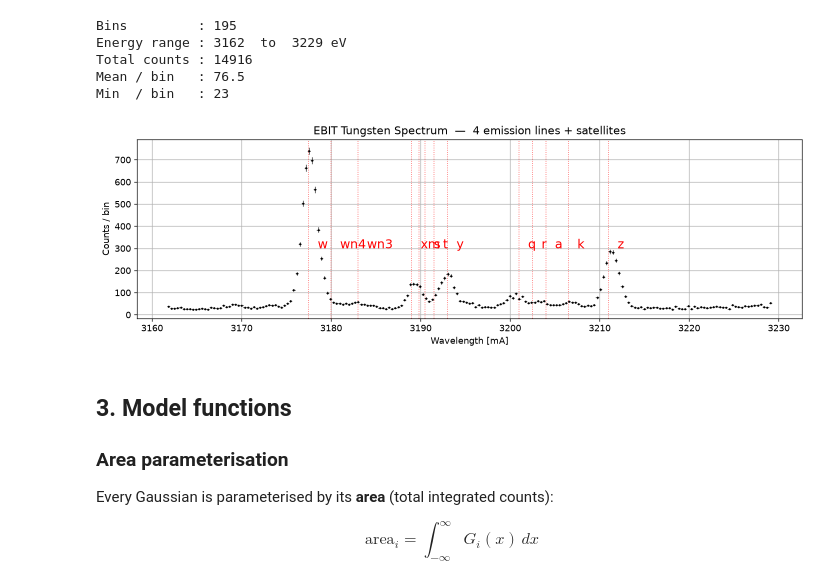
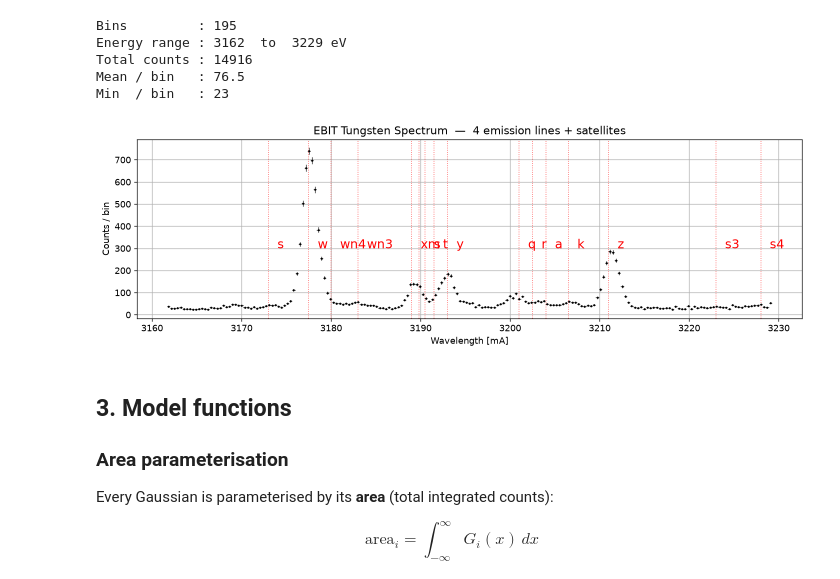
Before and after one commit to cjperks7/XRS_fitting, a Jupyter notebook: edits/spectral_fitting.ipynb, the cells around one changed output. Saved outputs shown, nothing was run; the diff lists cells and outputs as text; code cells hidden in the pictures.

```diff
--- a/edits/spectral_fitting.ipynb
+++ b/edits/spectral_fitting.ipynb
@@ -98,24 +99,24 @@ Min  / bin   : 23
 # %%
 fig, ax = plt.subplots(figsize=(12, 4))
 ax.errorbar(bincenters, observed, yerr=yerr, xerr=binwidths/2,
             fmt='.', color='k', ms=3, elinewidth=0.7)
 # ax.set_xlabel('Photon Energy [eV]')
 ax.set_xlabel('Wavelength [mA]')
 ax.set_ylabel('Counts / bin')
 ax.set_title('EBIT Tungsten Spectrum  —  4 emission lines + satellites')
 # min = np.array([3175, 3179, 3182, 3188, 3189, 3190.2, 3191, 3192, 3200, 3201, 3203, 3205, 3210])
-mus = np.array([3177.5, 3180, 3183, 3189, 3189.8, 3190.5, 3191.5, 3193, 3201, 3202.5, 3204, 3206.5, 3211])
+mus = np.array([3173, 3177.5, 3180, 3183, 3189, 3189.8, 3190.5, 3191.5, 3193, 3201, 3202.5, 3204, 3206.5, 3211, 3223, 3228])
 # max = np.array([3179, 3181, 3184, 3189.5, 3190, 3190.7, 3192.5, 3194, 3202, 3203, 3205, 3207.5, 3213])
-label = ('w', 'wn4', 'wn3', 'x', 'm', 's', 't', 'y', 'q', 'r', 'a', 'k', 'z')
+label = ('s','w', 'wn4', 'wn3', 'x', 'm', 's', 't', 'y', 'q', 'r', 'a', 'k', 'z', 's3', 's4')
 
 for i, e in enumerate(mus):
     ax.axvline(e, color='red', ls=':', alpha=0.6, lw=1)
     ax.text(e+1, 300, label[i], color='red', fontsize=15)
 plt.tight_layout()
 plt.grid()
 plt.show()
 # %% [output]
-[figure, old version]
+[figure, new version]
 # %% [markdown]
 ## 3. Model functions
 
```
Also changed, not shown: parts of 7 cells of this notebook.
